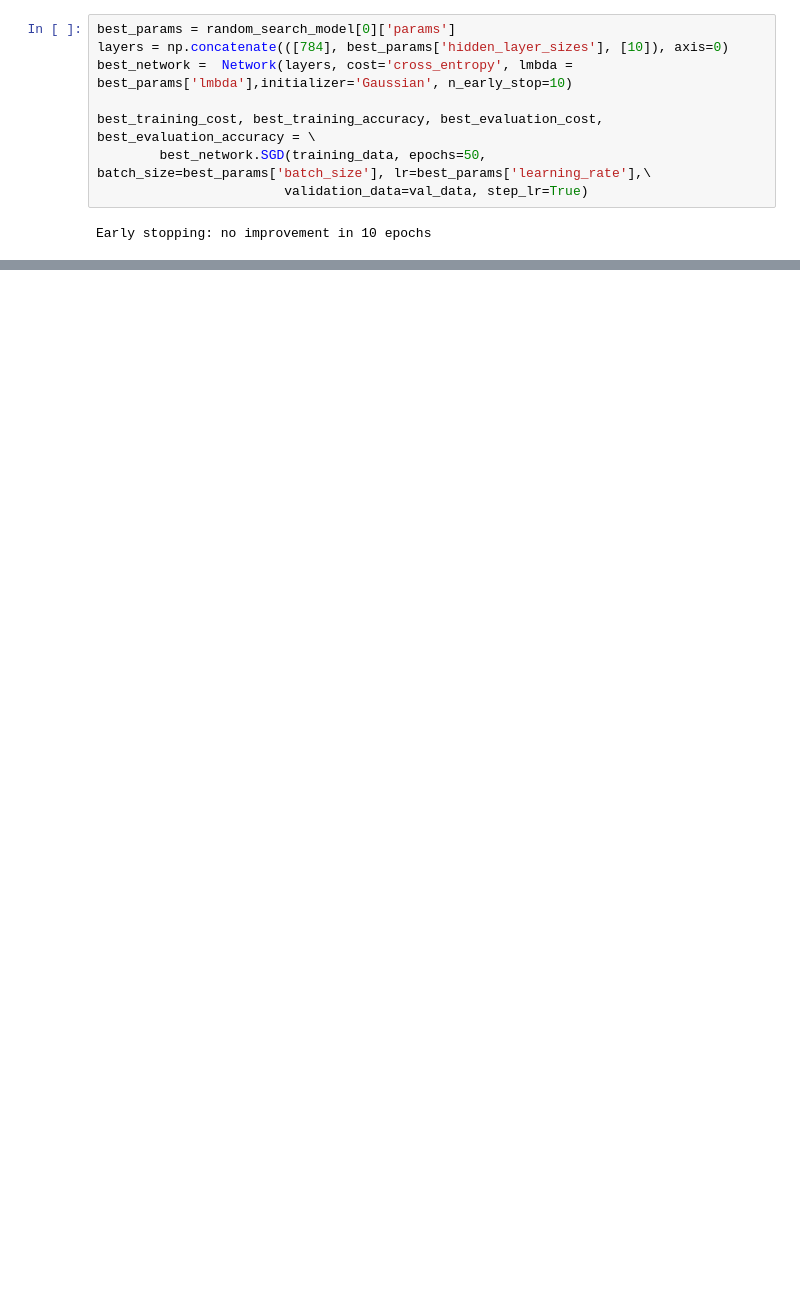
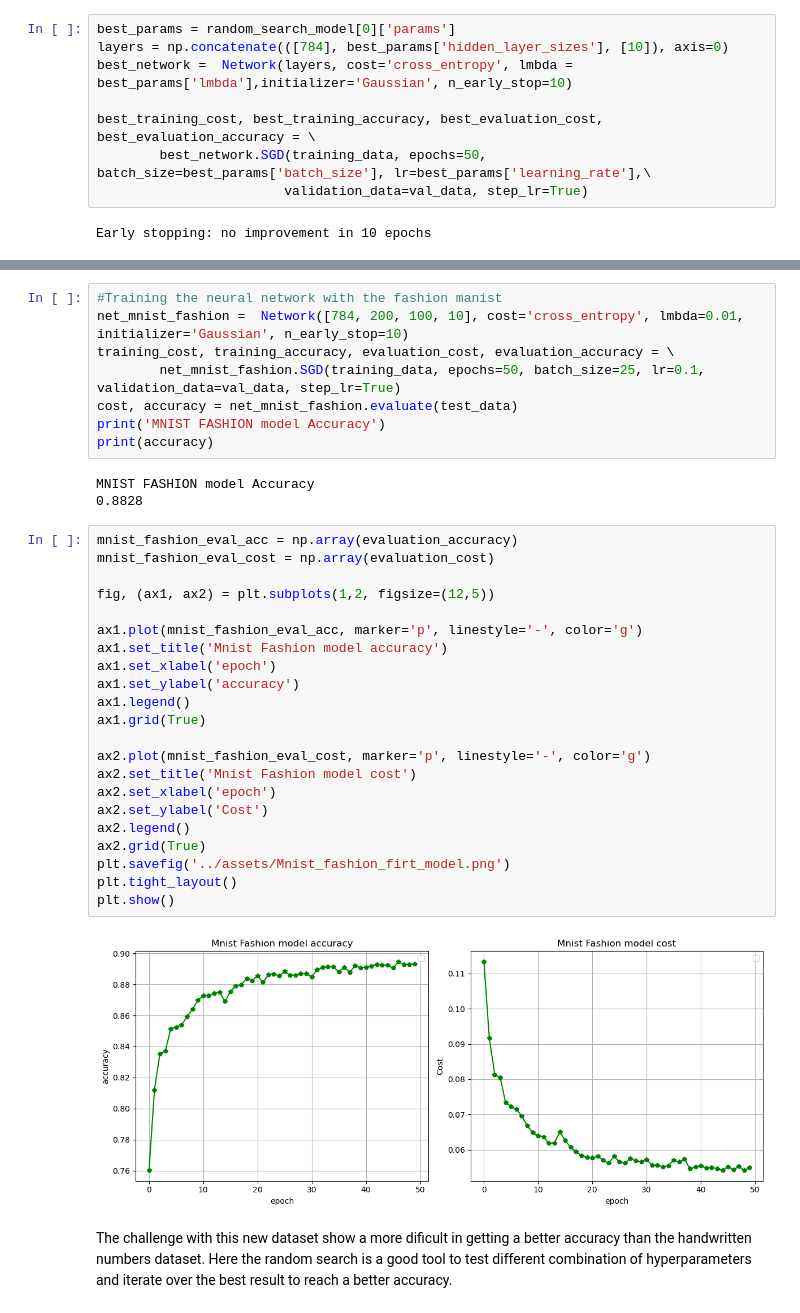
Before and after one commit to Miguel9Angel/Neural-Network, a Jupyter notebook: notebooks/testing_models.ipynb, the cells around one changed output, grey strips where cells are left out. Drawn from its saved outputs; the diff is of its cells as text; blank space fills up the shorter version.

```diff
--- a/notebooks/testing_models.ipynb
+++ b/notebooks/testing_models.ipynb
@@ -380,0 +420,37 @@ plt.show()
+# %%
+#Training the neural network with the fashion manist
+net_mnist_fashion =  Network([784, 200, 100, 10], cost='cross_entropy', lmbda=0.01, initializer='Gaussian', n_early_stop=10)
+training_cost, training_accuracy, evaluation_cost, evaluation_accuracy = \
+        net_mnist_fashion.SGD(training_data, epochs=50, batch_size=25, lr=0.1, validation_data=val_data, step_lr=True)
+cost, accuracy = net_mnist_fashion.evaluate(test_data)
+print('MNIST FASHION model Accuracy')
+print(accuracy)
+# %% [output]
+MNIST FASHION model Accuracy
+0.8828
+# %%
+mnist_fashion_eval_acc = np.array(evaluation_accuracy)
+mnist_fashion_eval_cost = np.array(evaluation_cost)
+
+fig, (ax1, ax2) = plt.subplots(1,2, figsize=(12,5))
+
+ax1.plot(mnist_fashion_eval_acc, marker='p', linestyle='-', color='g')
+ax1.set_title('Mnist Fashion model accuracy')
+ax1.set_xlabel('epoch')
+ax1.set_ylabel('accuracy')
+ax1.legend()
+ax1.grid(True)
+
+ax2.plot(mnist_fashion_eval_cost, marker='p', linestyle='-', color='g')
+ax2.set_title('Mnist Fashion model cost')
+ax2.set_xlabel('epoch')
+ax2.set_ylabel('Cost')
+ax2.legend()
+ax2.grid(True)
+plt.savefig('../assets/Mnist_fashion_firt_model.png')
+plt.tight_layout()
+plt.show()
+# %% [output]
+[figure, added]
+# %% [markdown]
+The challenge with this new dataset show a more dificult in getting a better accuracy than the handwritten numbers dataset. Here the random search is a good tool to test different combination of hyperparameters and iterate over the best result to reach a better accuracy.
```
Also changed, not shown: parts of 30 cells of this notebook, 12 other files.
